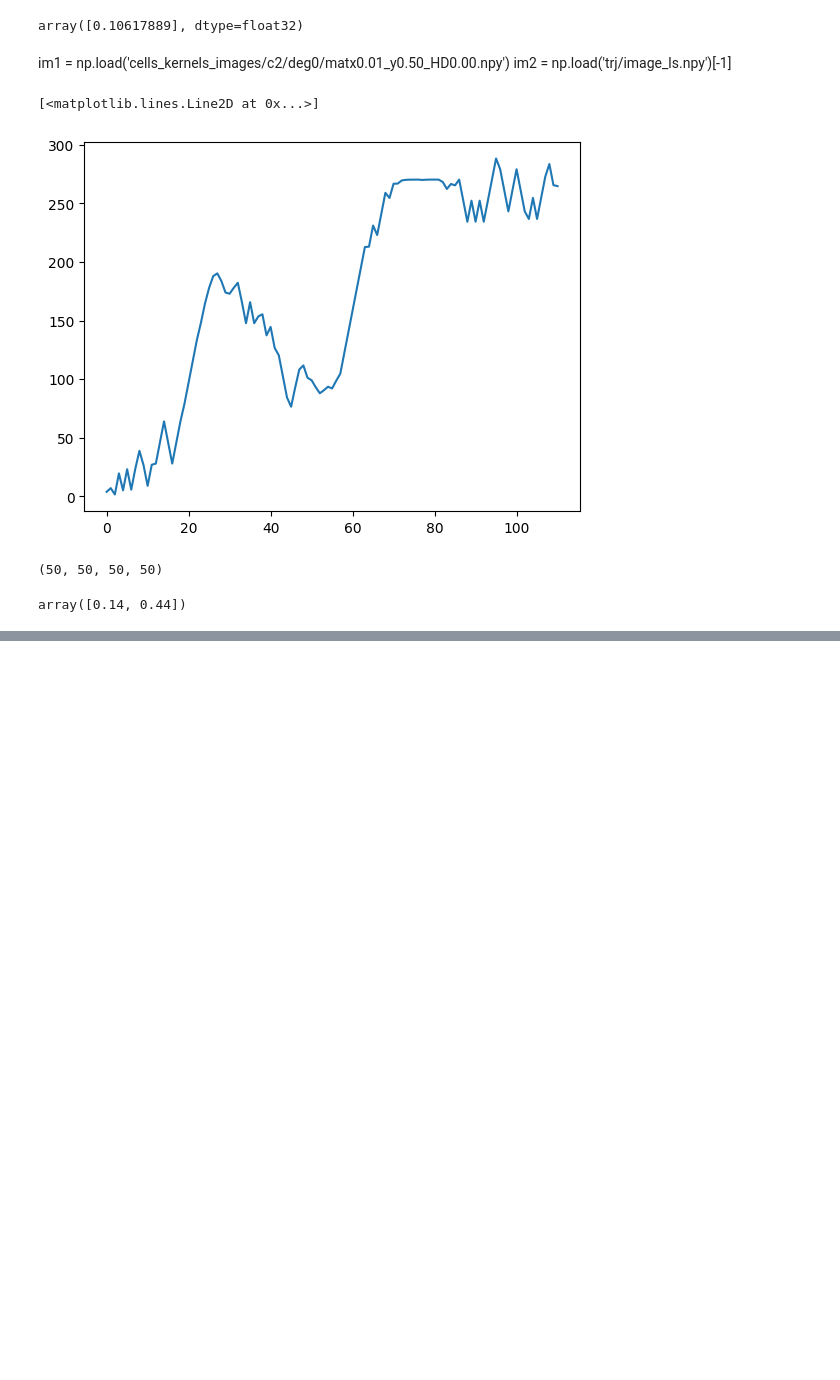
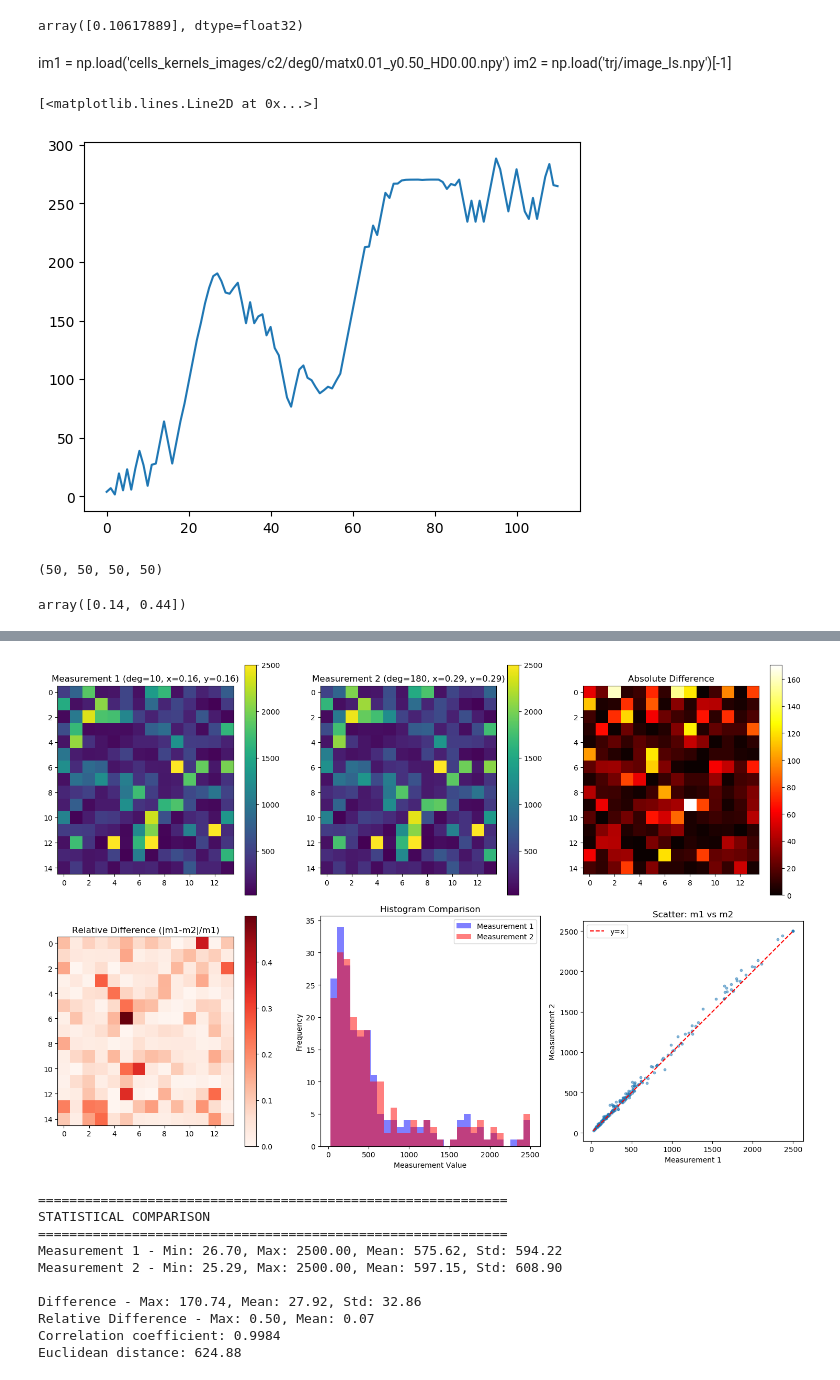
Before and after one commit to mehd1k/NerualRateMaps, a Jupyter notebook: test.ipynb, the cells around one changed output, grey strips where cells are left out. Cells and saved outputs as stored; diff of their text form; code cells hidden in the pictures; blank space fills up the shorter version.

```diff
--- a/test.ipynb
+++ b/test.ipynb
@@ -443,0 +660,78 @@ for i in range(len(img_ls)):
+# %%
+# Enhanced visualization methods for measurements1 and measurements2
+
+# Method 1: Side-by-side with shared color scale
+fig, axes = plt.subplots(2, 3, figsize=(15, 10))
+
+# Reshape measurements
+m1_reshaped = measurement1.reshape(15, 14)
+m2_reshaped = measurement2.reshape(15, 14)
+
+# Find global min/max for consistent color scaling
+vmin = min(np.min(measurement1), np.min(measurement2))
+vmax = max(np.max(measurement1), np.max(measurement2))
+
+# Plot measurements with shared color scale
+im1 = axes[0, 0].imshow(m1_reshaped, vmin=vmin, vmax=vmax, cmap='viridis')
+axes[0, 0].set_title('Measurement 1 (deg=10, x=0.16, y=0.16)')
+plt.colorbar(im1, ax=axes[0, 0])
+
+im2 = axes[0, 1].imshow(m2_reshaped, vmin=vmin, vmax=vmax, cmap='viridis')
+axes[0, 1].set_title('Measurement 2 (deg=180, x=0.29, y=0.29)')
+plt.colorbar(im2, ax=axes[0, 1])
+
+# Absolute difference
+diff_abs = np.abs(measurement1 - measurement2)
+im3 = axes[0, 2].imshow(diff_abs.reshape(15, 14), cmap='hot')
+axes[0, 2].set_title('Absolute Difference')
+plt.colorbar(im3, ax=axes[0, 2])
+
+# Method 2: Relative difference (normalized by measurement1)
+relative_diff = np.abs(measurement1 - measurement2) / (measurement1 + 1e-10)  # Add small epsilon to avoid division by zero
+relative_diff = np.clip(relative_diff, 0, 1)  # Clip to [0, 1] for better visualization
+im4 = axes[1, 0].imshow(relative_diff.reshape(15, 14), cmap='Reds')
+axes[1, 0].set_title('Relative Difference (|m1-m2|/m1)')
+plt.colorbar(im4, ax=axes[1, 0])
+
+# Method 3: Histogram comparison
+axes[1, 1].hist(measurement1, bins=30, alpha=0.5, label='Measurement 1', color='blue')
+axes[1, 1].hist(measurement2, bins=30, alpha=0.5, label='Measurement 2', color='red')
+axes[1, 1].set_xlabel('Measurement Value')
+axes[1, 1].set_ylabel('Frequency')
+axes[1, 1].set_title('Histogram Comparison')
+axes[1, 1].legend()
+
+# Method 4: Scatter plot (measurement1 vs measurement2)
+axes[1, 2].scatter(measurement1, measurement2, alpha=0.5, s=10)
+axes[1, 2].plot([vmin, vmax], [vmin, vmax], 'r--', label='y=x')
+axes[1, 2].set_xlabel('Measurement 1')
+axes[1, 2].set_ylabel('Measurement 2')
+axes[1, 2].set_title('Scatter: m1 vs m2')
+axes[1, 2].legend()
+axes[1, 2].set_aspect('equal')
+
+plt.tight_layout()
+plt.show()
+
+# Print statistics
+print("=" * 60)
+print("STATISTICAL COMPARISON")
+print("=" * 60)
+print(f"Measurement 1 - Min: {np.min(measurement1):.2f}, Max: {np.max(measurement1):.2f}, Mean: {np.mean(measurement1):.2f}, Std: {np.std(measurement1):.2f}")
+print(f"Measurement 2 - Min: {np.min(measurement2):.2f}, Max: {np.max(measurement2):.2f}, Mean: {np.mean(measurement2):.2f}, Std: {np.std(measurement2):.2f}")
+print(f"\nDifference - Max: {np.max(diff_abs):.2f}, Mean: {np.mean(diff_abs):.2f}, Std: {np.std(diff_abs):.2f}")
+print(f"Relative Difference - Max: {np.max(relative_diff):.2f}, Mean: {np.mean(relative_diff):.2f}")
+print(f"Correlation coefficient: {np.corrcoef(measurement1, measurement2)[0,1]:.4f}")
+print(f"Euclidean distance: {np.linalg.norm(measurement1 - measurement2):.2f}")
+# %% [output]
+[figure, added]
+============================================================
+STATISTICAL COMPARISON
+============================================================
+Measurement 1 - Min: 26.70, Max: 2500.00, Mean: 575.62, Std: 594.22
+Measurement 2 - Min: 25.29, Max: 2500.00, Mean: 597.15, Std: 608.90
+
+Difference - Max: 170.74, Mean: 27.92, Std: 32.86
+Relative Difference - Max: 0.50, Mean: 0.07
+Correlation coefficient: 0.9984
+Euclidean distance: 624.88
```
Also changed, not shown: parts of 7 cells of this notebook, 19 other files.
